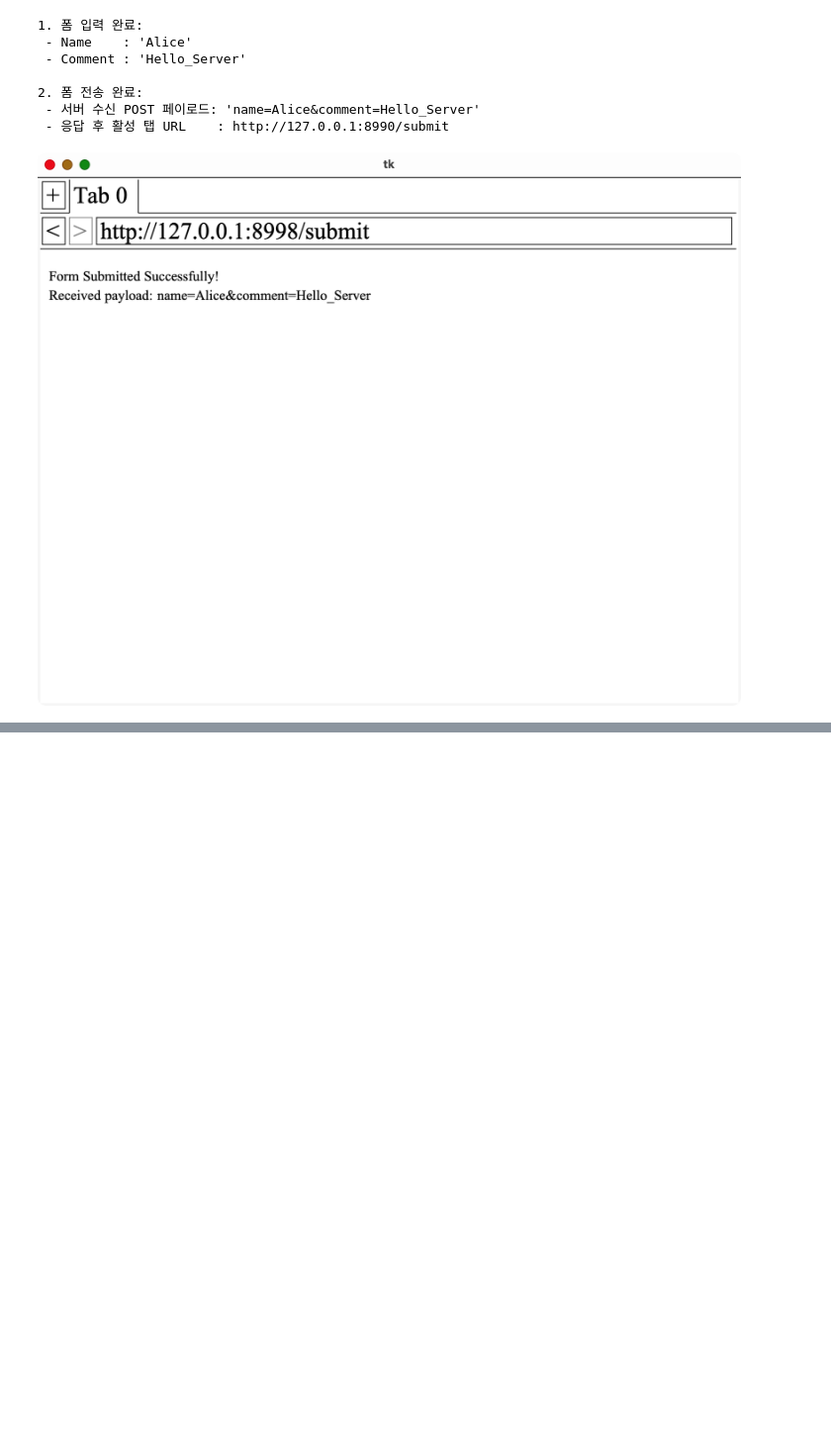
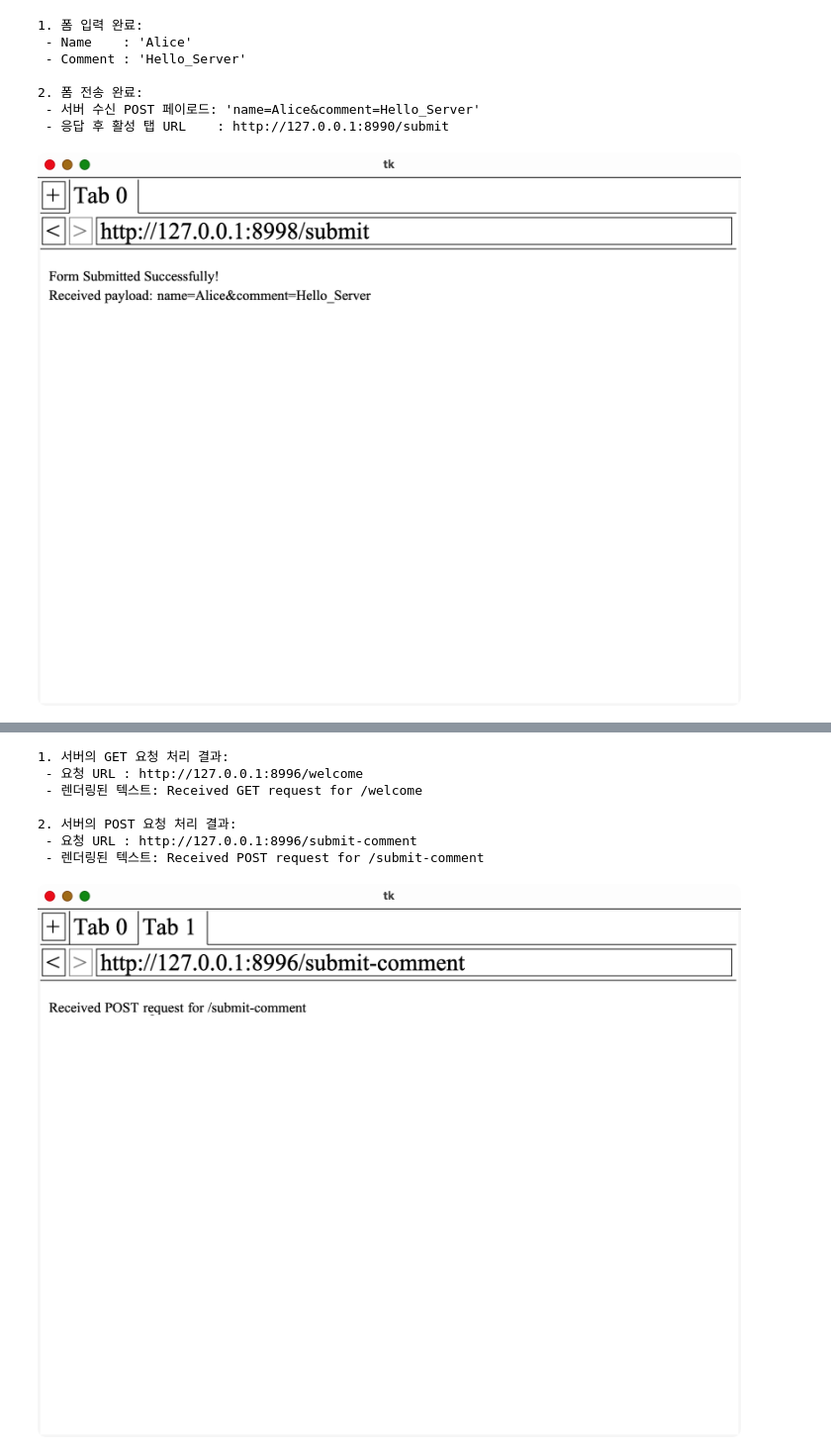
Before and after one commit to r4k0nb4k0n/browser-engineering-study, a Jupyter notebook: part-3-running-applications-8-sending-informations-to-servers.ipynb, the cells around one changed output, grey strips where cells are left out. Shown at 99% size. Cells and saved outputs as stored; diff of their text form; code cells hidden in the pictures; blank space fills up the shorter version.

Commit message:
feat: 8.6 Receiving POST Requests

```diff
--- a/part-3-running-applications-8-sending-informations-to-servers.ipynb
+++ b/part-3-running-applications-8-sending-informations-to-servers.ipynb
@@ -326,0 +355,67 @@ finally:
+# %%
+import time
+import threading
+import importlib
+
+import browser.url
+import browser.browser
+import server.server
+
+# 💡 모듈 핫 리로드
+importlib.reload(browser.url)
+importlib.reload(browser.browser)
+importlib.reload(server.server)
+
+from server import run_server
+from browser.browser import Browser
+from browser.url import URL
+from browser.tk_capture import display_tk_window
+
+# 1. 독립 웹 서버(server 패키지) 백그라운드 스레드로 실행
+server_port = 8996
+stop_event = threading.Event()
+server_thread = threading.Thread(target=run_server, args=(server_port, stop_event), daemon=True)
+server_thread.start()
+time.sleep(0.1)
+
+try:
+    browser = Browser()
+
+    # 2. GET 요청 테스트: /welcome 접속
+    browser.new_tab(URL(f"http://127.0.0.1:{server_port}/welcome"))
+    print("1. 서버의 GET 요청 처리 결과:")
+    print(f" - 요청 URL : {browser.active_tab.url}")
+    get_texts = [cmd.text for cmd in browser.active_tab.display_list if hasattr(cmd, 'text')]
+    print(f" - 렌더링된 텍스트: {' '.join(get_texts)}")
+
+    # 3. POST 요청 테스트: /submit-comment에 payload 전송
+    browser.new_tab(URL(f"http://127.0.0.1:{server_port}/submit-comment"))
+    browser.active_tab.load(
+        URL(f"http://127.0.0.1:{server_port}/submit-comment"),
+        payload="name=Alice&comment=Nice_Post"
+    )
+    print("\n2. 서버의 POST 요청 처리 결과:")
+    print(f" - 요청 URL : {browser.active_tab.url}")
+    post_texts = [cmd.text for cmd in browser.active_tab.display_list if hasattr(cmd, 'text')]
+    print(f" - 렌더링된 텍스트: {' '.join(post_texts)}")
+
+    # 4. 브라우저 화면 갱신 및 주피터 노트북에 화면 출력
+    browser.draw()
+    for _ in range(10):
+        browser.window.update_idletasks()
+        browser.window.update()
+        time.sleep(0.05)
+
+    display_tk_window(browser.window, settle_seconds=0.5)
+finally:
+    stop_event.set()
+    server_thread.join(timeout=1.0)
+# %% [output]
+1. 서버의 GET 요청 처리 결과:
+ - 요청 URL : http://127.0.0.1:8996/welcome
+ - 렌더링된 텍스트: Received GET request for /welcome
+
+2. 서버의 POST 요청 처리 결과:
+ - 요청 URL : http://127.0.0.1:8996/submit-comment
+ - 렌더링된 텍스트: Received POST request for /submit-comment
+[figure, added]
```
Also changed, not shown: parts of 2 cells of this notebook, 2 other files.
